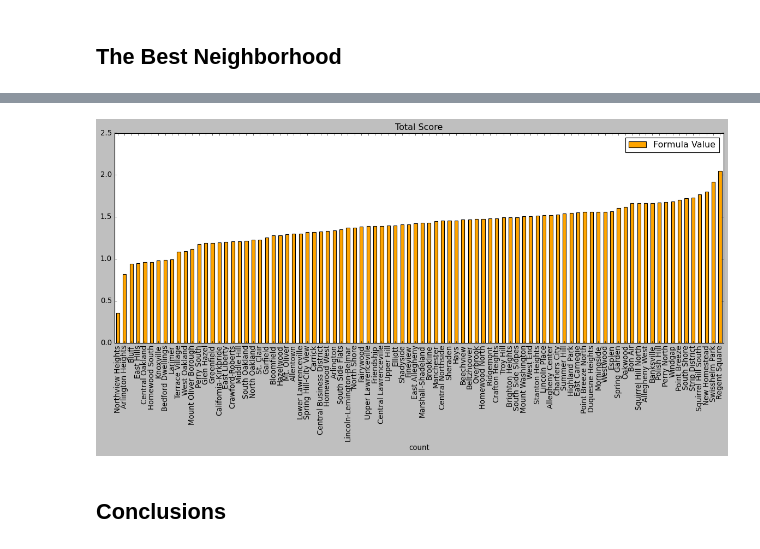
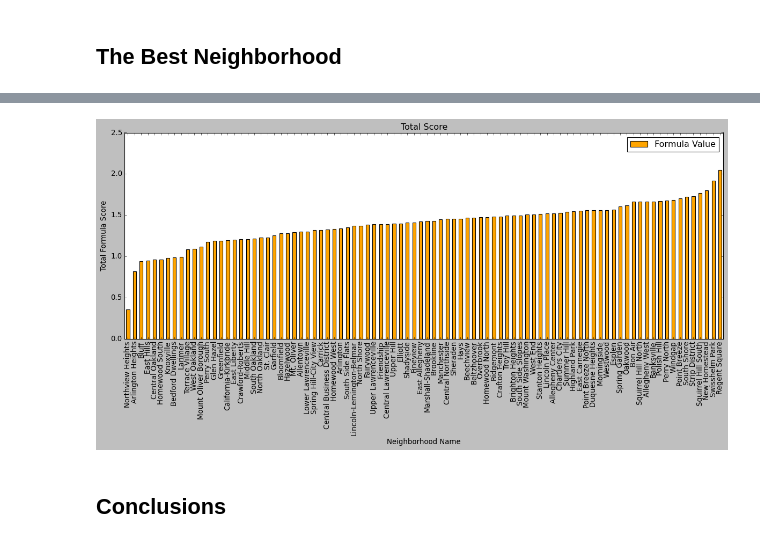
Before and after one commit to JamesW6/BestNeighborhoodProject, a Jupyter notebook: Report (2).ipynb, the cells around one changed output, grey strips where cells are left out. Cells and saved outputs as stored; diff of their text form; code cells hidden in the pictures.

```diff
--- a/Report (2).ipynb
+++ b/Report (2).ipynb
@@ -173,7 +173,7 @@ When added together, this scores all neighborhoods on a scale from 0 to 3, where
 samgFormula = 1-(samg.iloc[:,1]/100)
 samgFormula =  pd.concat([samg.iloc[:,0], samgFormula], axis=1)
 samgFormula=samgFormula.sort_index()
-samgFormula=samgFormula.fillna(0)
+samgFormula=samggit add .git/git commit -m "Formula.fillna(0)
 
 
 ##should be good
@@ -224,29 +223,31 @@ sammFormula=sammFormula.fillna(0)
 # %%
 formulaFrame = ethanFormula["count"]
 formulaFrame=formulaFrame.to_frame()
 formulaFrame["Formula Value"]=0
 count=0
 
-# formula still not working, 99% sure error is in this loop somewhere
-# missing scores seem to be result of one+
+
+formulaFrame["count"]=None
 for index, row in formulaFrame.iterrows():
     formulaFrame.iloc[count,0]=index
     formulaFrame.iloc[count,1]+=(james1Formula.iloc[count,1]+james2Formula.iloc[count,1]
     + samgFormula.iloc[count,1] + ethanFormula.loc[index, 'count'])
     if index in sammFormula["count"]: #some neighborhoods don't have parks, this prevents errors
-        formulaFrame.iloc[count,1]+= sammFormula.loc[index,'count'] # does this always get the right neighborhood - yes?
+        formulaFrame.iloc[count,1]+= sammFormula.loc[index,'count']
 
     count+=1
 formulaFrame=formulaFrame.sort_values(by = "Formula Value")
 formulaFrame.plot(kind="bar",
         x="count",
         y="Formula Value",
         title="Total Score",
         figsize=(18,6),
         rot = 90,
         color = 'orange')
+plt.xlabel(xlabel="Neighborhood Name")
+plt.ylabel(ylabel="Total Formula Score")
 plt.show()
 # %% [output]
-[figure, old version]
+[figure, new version]
 # %% [markdown]
 ## **Conclusions**
```
Also changed, not shown: parts of 1 cell of this notebook.
